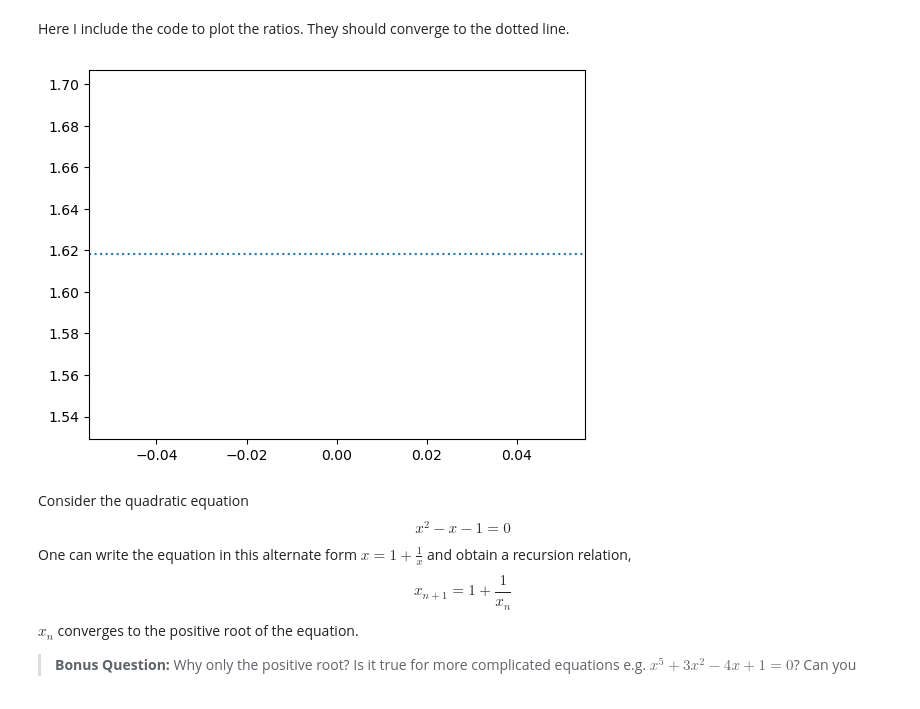
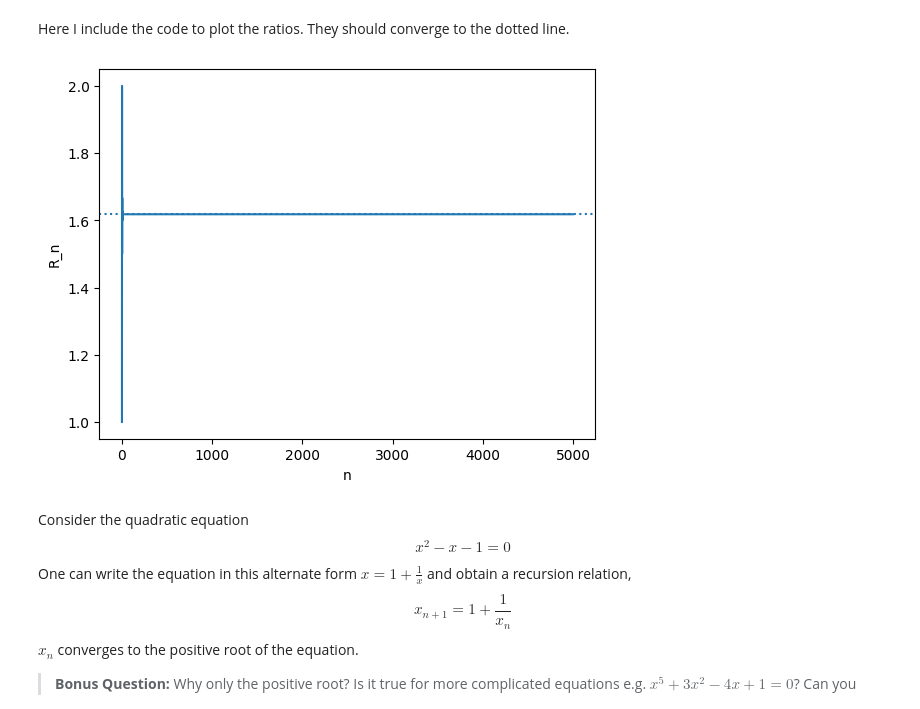
Before and after one commit to T2ooomasz/ComputationalMethodsI, a Jupyter notebook: HW/hw3TomaszKazulak.ipynb, the cells around one changed output. Saved outputs shown, nothing was run; the diff lists cells and outputs as text; code cells hidden in the pictures.

```diff
--- a/HW/hw3TomaszKazulak.ipynb
+++ b/HW/hw3TomaszKazulak.ipynb
@@ -20,0 +17,22 @@ def fibonacci(n):
+# %%
+def fibonacci(n):
+    #your code here. (remove the line  with `pass`)
+    if n == 1 or n ==2: return 1
+    return fibonacci(n-1) + fibonacci(n-2)
+
+
+def fibonacci_lazy():
+  a, b = 0, 1
+  while True:
+    yield a
+    a, b = b, a + b
+
+def fibonacci_my(n):
+    fibb = fibonacci_lazy()
+    for _ in range(n):
+        next(fibb)
+    return next(fibb)
+
+n = 50
+#print(fibonacci(n))
+print(fibonacci_my(n))
@@ -27,14 +45,19 @@ fibonacci_ratio_list = []
+# %%
+N = 5000
+fibonacci_ratio_list = [fibonacci_my(x+1)/fibonacci_my(x) for x in range(1,N)] # could do similar lazy valuation as with fibonnaci itself
 # %% [markdown]
 Here I include the code to plot the ratios. They should converge to the dotted line.
 # %%
 import matplotlib.pyplot as plt
 import numpy as np
 plt.plot(fibonacci_ratio_list)
 plt.axhline(y=(1 + np.sqrt(5))/2, linestyle="dotted")
 # Google how to add axis labels and add them here.
+plt.xlabel("n")
+plt.ylabel("R_n")
 plt.show()
 # %% [output]
-[figure, old version]
+[figure, new version]
 # %% [markdown]
 Consider the quadratic equation
 $$x^2 - x-1 = 0$$
```
Also changed, not shown: parts of 19 cells of this notebook.
